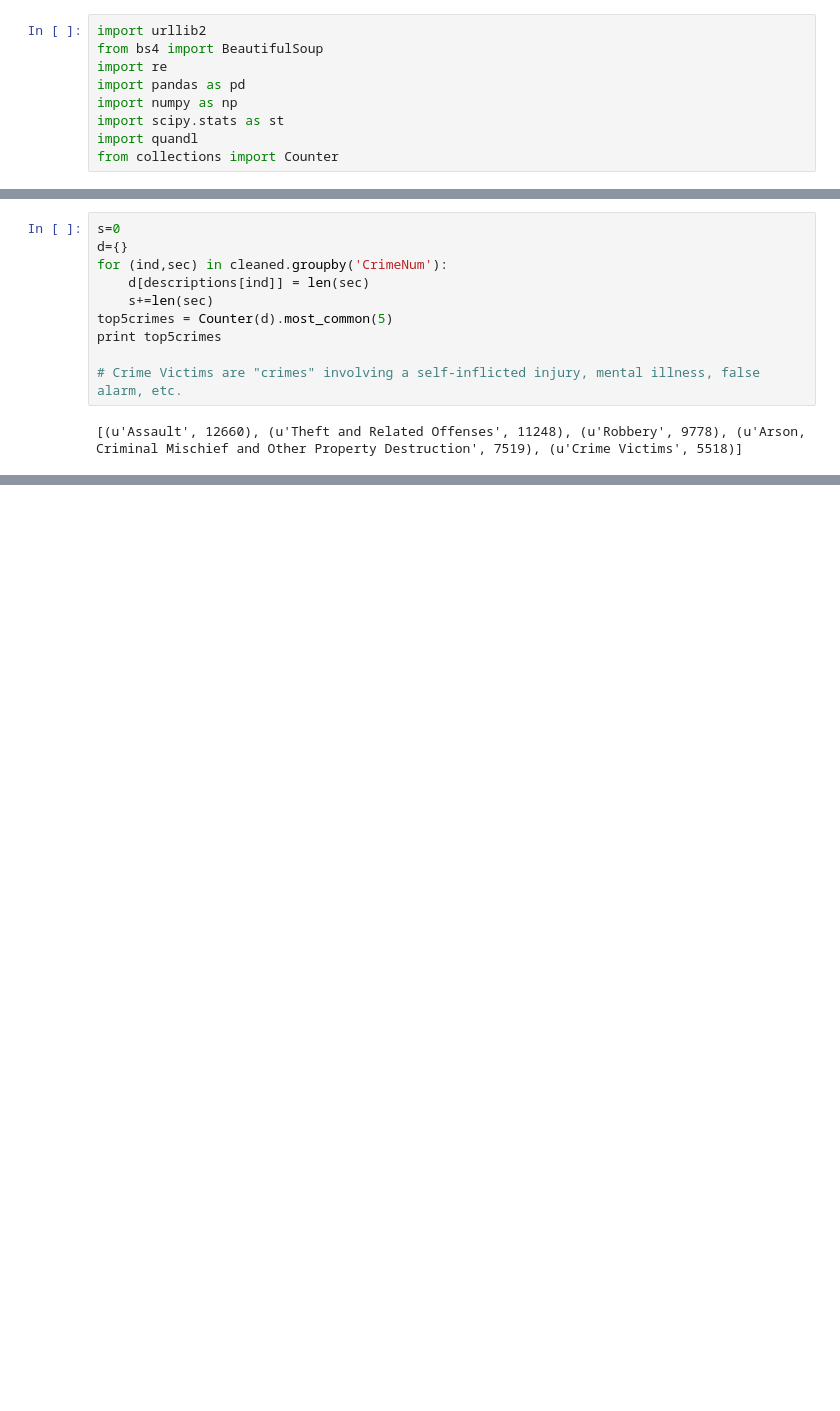
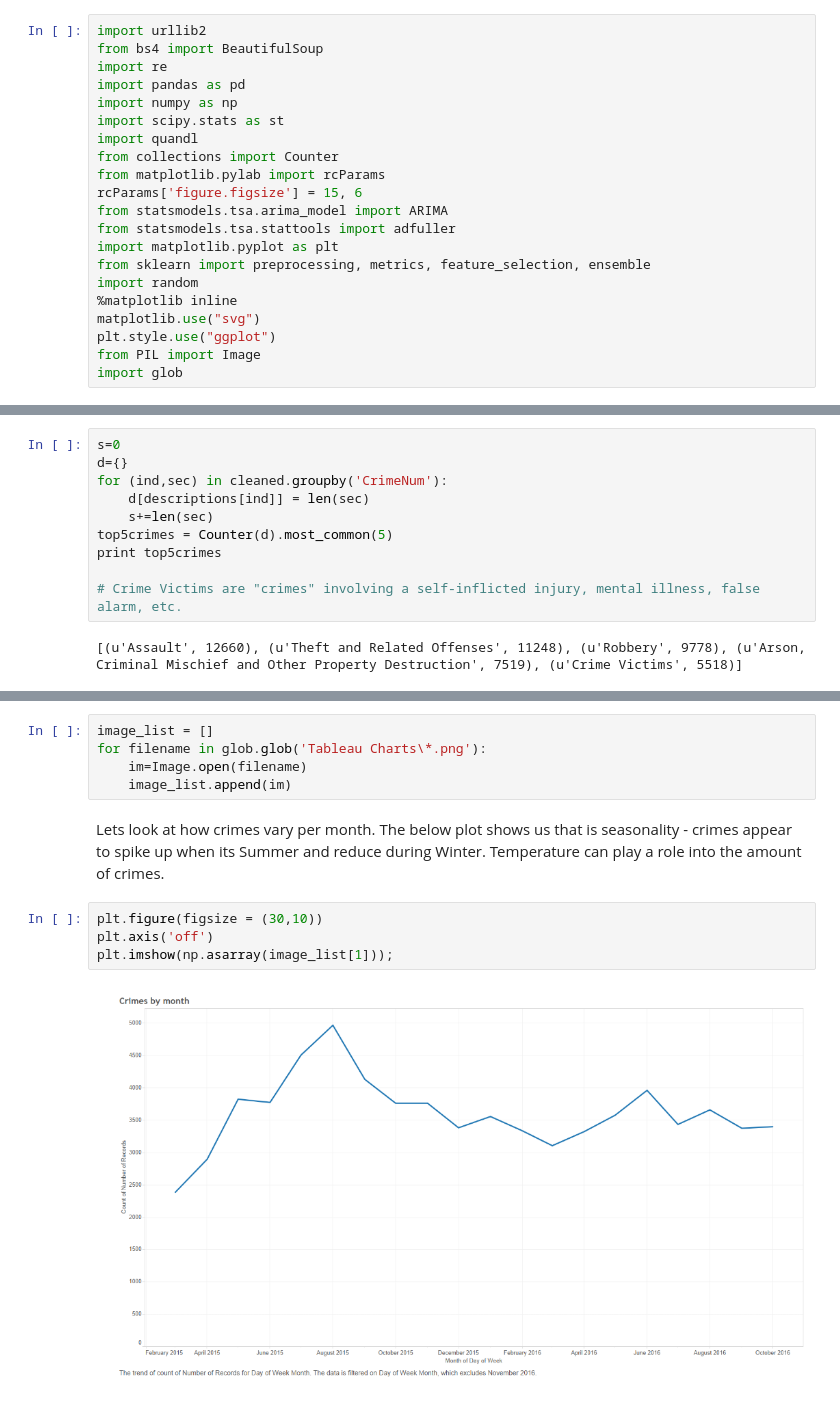
Before and after one commit to rishubjain/Crime-Prediction, a Jupyter notebook: FinalProject.ipynb, the cells around one changed output, grey strips where cells are left out. Saved outputs shown, nothing was run; the diff lists cells and outputs as text; blank space fills up the shorter version.

```diff
--- a/FinalProject.ipynb
+++ b/FinalProject.ipynb
@@ -26,4 +32,16 @@ import numpy as np
 import scipy.stats as st
 import quandl
 from collections import Counter
+from matplotlib.pylab import rcParams
+rcParams['figure.figsize'] = 15, 6
+from statsmodels.tsa.arima_model import ARIMA
+from statsmodels.tsa.stattools import adfuller
+import matplotlib.pyplot as plt
+from sklearn import preprocessing, metrics, feature_selection, ensemble
+import random
+%matplotlib inline
+matplotlib.use("svg")
+plt.style.use("ggplot")
+from PIL import Image
+import glob
 # %% [markdown]
@@ -265,0 +122,13 @@ print finalDF.head()
+# %%
+image_list = []
+for filename in glob.glob('Tableau Charts\*.png'):
+    im=Image.open(filename)
+    image_list.append(im)
+# %% [markdown]
+Lets look at how crimes vary per month. The below plot shows us that is seasonality - crimes appear to spike up when its Summer and reduce during Winter. Temperature can play a role into the amount of crimes.
+# %%
+plt.figure(figsize = (30,10))
+plt.axis('off')
+plt.imshow(np.asarray(image_list[1]));
+# %% [output]
+[figure, added]
```
Also changed, not shown: parts of 65 cells of this notebook.
